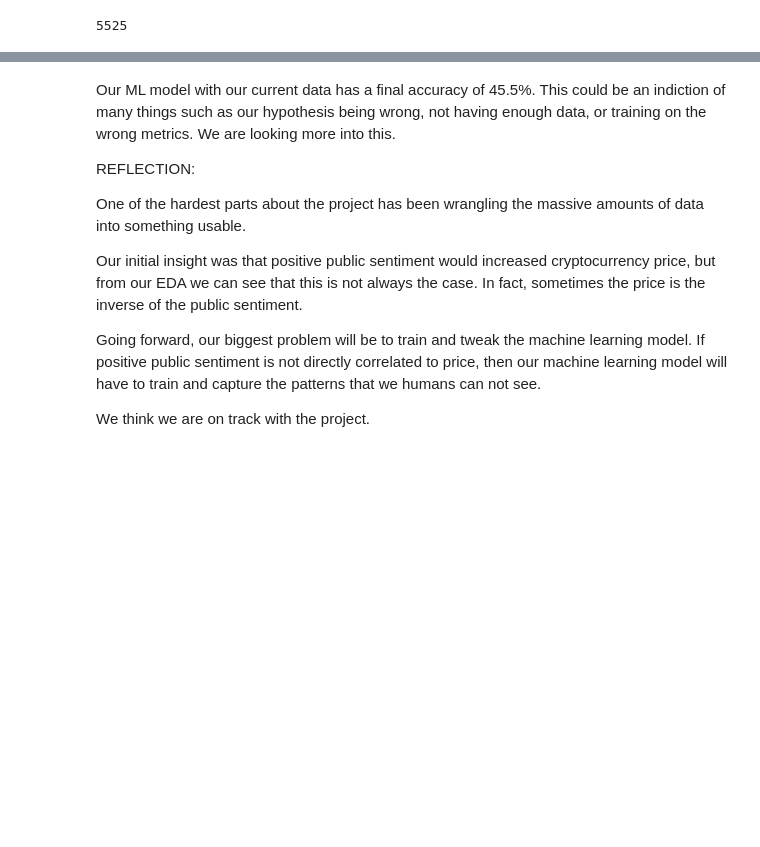
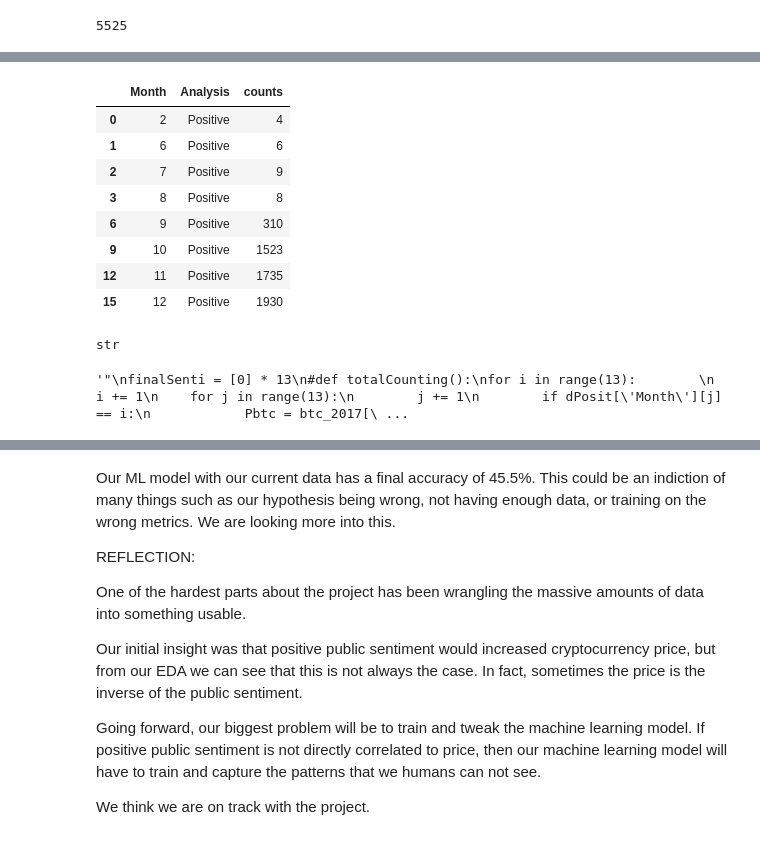
Before and after one commit to uic-cs418/cs418-spring22-sixth-sense, a Jupyter notebook: CS418_Sixth_Sense.ipynb, the cells around one changed output, grey strips where cells are left out. Cells and saved outputs as stored; diff of their text form; code cells hidden in the pictures; blank space fills up the shorter version.

```diff
--- a/CS418_Sixth_Sense.ipynb
+++ b/CS418_Sixth_Sense.ipynb
@@ -701,0 +702,20 @@ sns.lineplot(data = df2, x = "Month" , y = "counts" , hue = "Analysis")
+# %%
+dPosit = df2.loc[df2['Analysis'] == 'Positive']
+dNegat = df2.loc[df2['Analysis'] == 'Negative']
+#Pbtc = df2['Analysis'].value_counts().Positive
+#Pbtc
+dPosit
+# %% [output]
+|  | Month | Analysis | counts |
+| 0 | 2 | Positive | 4 |
+| 1 | 6 | Positive | 6 |
+| 2 | 7 | Positive | 9 |
+| 3 | 8 | Positive | 8 |
+| 6 | 9 | Positive | 310 |
+| 9 | 10 | Positive | 1523 |
+| 12 | 11 | Positive | 1735 |
+| 15 | 12 | Positive | 1930 |
+# %%
+type("dPosit['counts'][0]")
+# %% [output]
+str
@@ -701,0 +731,18 @@ sns.lineplot(data = df2, x = "Month" , y = "counts" , hue = "Analysis")
+# %%
+""""
+finalSenti = [0] * 13
+#def totalCounting():
+for i in range(13):
+    i += 1
+    for j in range(13):
+        j += 1
+        if dPosit['Month'][j] == i:
+            Pbtc = btc_2017['Analysis'].value_counts().Positive
+            finalSenti[i] += dPosit[counts][j]
+        if dNegat['Month'][j] == i:
+            Nbtc = btc_2017['Analysis'].value_counts().Negative
+            finalSenti[i] = finalSenti[i] - dNegat[counts][j]
+#df2['Total'] = finalSenti
+"""
+# %% [output]
+'"\nfinalSenti = [0] * 13\n#def totalCounting():\nfor i in range(13):        \n    i += 1\n    for j in range(13):\n        j += 1\n        if dPosit[\'Month\'][j] == i:\n            Pbtc = btc_2017[\ ...
```
Also changed, not shown: parts of 27 cells of this notebook.
